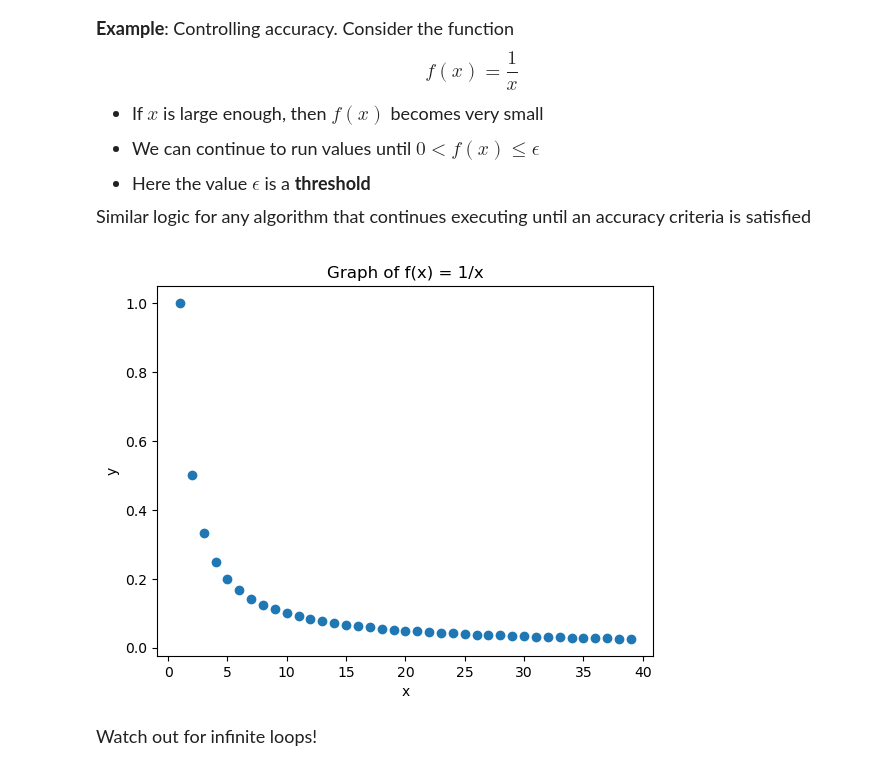
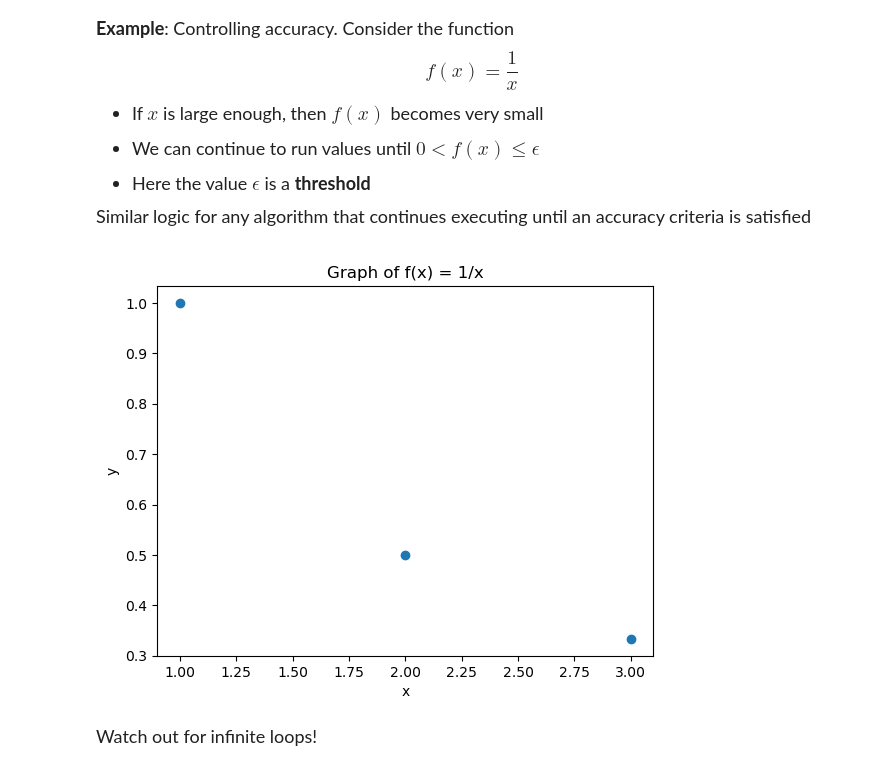
Before and after one commit to Orlykg/datasci151spring2026, a Jupyter notebook: lecture_08 LOOPS + debug/lecture_08 copy.ipynb, the cells around one changed output. Drawn from its saved outputs; the diff is of its cells as text; code cells hidden in the pictures.

```diff
--- a/lecture_08 LOOPS + debug/lecture_08 copy.ipynb
+++ b/lecture_08 LOOPS + debug/lecture_08 copy.ipynb
@@ -303,25 +310,25 @@ Similar logic for any algorithm that continues executing until an accuracy crite
 # %%
 # Specify a threshold level
 import matplotlib.pyplot as plt
-eps = 0.025
+eps = 0.25
 
 x_list = []
 y_list = []
 
 
 x = 1
 while 1/x > eps:
     x_list.append(x)
     y_list.append(1/x)
     x = x + 1
 
 plt.scatter(x = x_list, y = y_list)
 plt.title("Graph of f(x) = 1/x")
 plt.xlabel('x')
 plt.ylabel("y")
 plt.show()
 # %% [output]
-[figure, old version]
+[figure, new version]
 # %%
 # This code loops over the list of players
 # and stops once 2 tennis players are found
```
Also changed, not shown: parts of 13 cells of this notebook.
